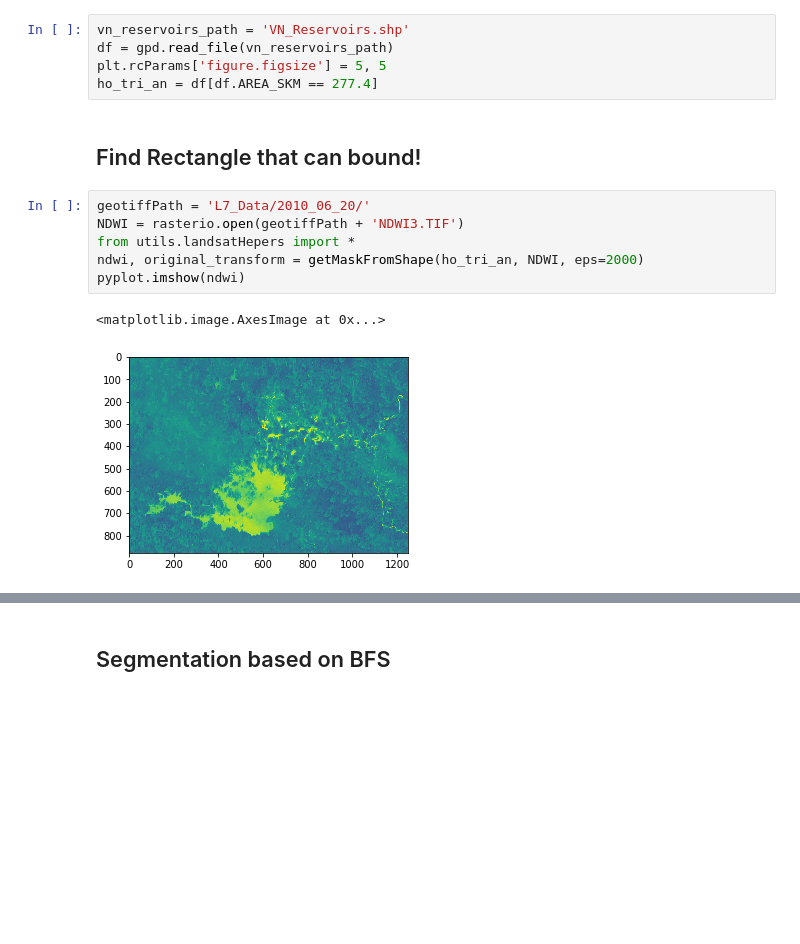
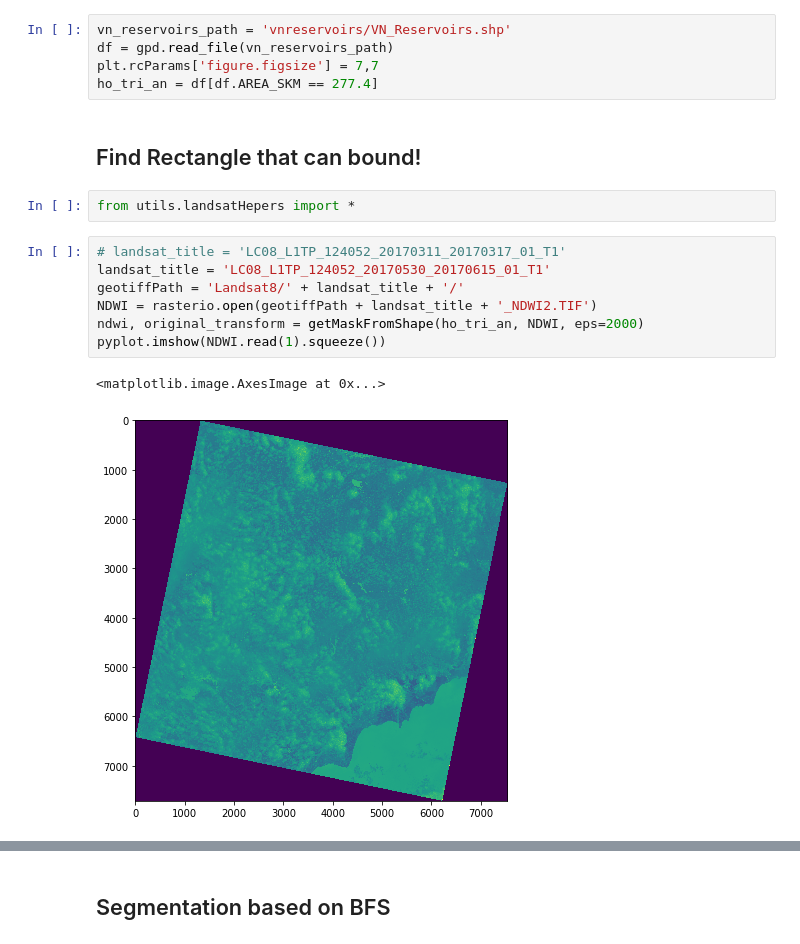
Before and after one commit to Hydroviet/Landsat-Imagery, a Jupyter notebook: Create_geoJSON_byMonth.ipynb, the cells around one changed output, grey strips where cells are left out. Saved outputs shown, nothing was run; the diff lists cells and outputs as text; blank space fills up the shorter version.

Commit message:
Removed empty file. Add Tri An Reservoirs. Update landsatUtil Helper for Landsat8

```diff
--- a/Create_geoJSON_byMonth.ipynb
+++ b/Create_geoJSON_byMonth.ipynb
@@ -8,18 +8,21 @@ import geopandas as gpd
 import os, math
 from matplotlib import pyplot as plt
 # %%
-vn_reservoirs_path = 'VN_Reservoirs.shp'
+vn_reservoirs_path = 'vnreservoirs/VN_Reservoirs.shp'
 df = gpd.read_file(vn_reservoirs_path)
-plt.rcParams['figure.figsize'] = 5, 5
+plt.rcParams['figure.figsize'] = 7,7
 ho_tri_an = df[df.AREA_SKM == 277.4]
 # %% [markdown]
 ## Find Rectangle that can bound!
+# %%
+from utils.landsatHepers import *
 # %%
-geotiffPath = 'L7_Data/2010_06_20/'
-NDWI = rasterio.open(geotiffPath + 'NDWI3.TIF')
-from utils.landsatHepers import *
+# landsat_title = 'LC08_L1TP_124052_20170311_20170317_01_T1'
+landsat_title = 'LC08_L1TP_124052_20170530_20170615_01_T1'
+geotiffPath = 'Landsat8/' + landsat_title + '/'
+NDWI = rasterio.open(geotiffPath + landsat_title + '_NDWI2.TIF')
 ndwi, original_transform = getMaskFromShape(ho_tri_an, NDWI, eps=2000)
-pyplot.imshow(ndwi)
+pyplot.imshow(NDWI.read(1).squeeze())
 # %% [output]
 <matplotlib.image.AxesImage at 0x...>
-[figure, old version]
+[figure, new version]
```
Also changed, not shown: parts of 8 cells of this notebook, 2 other files.
